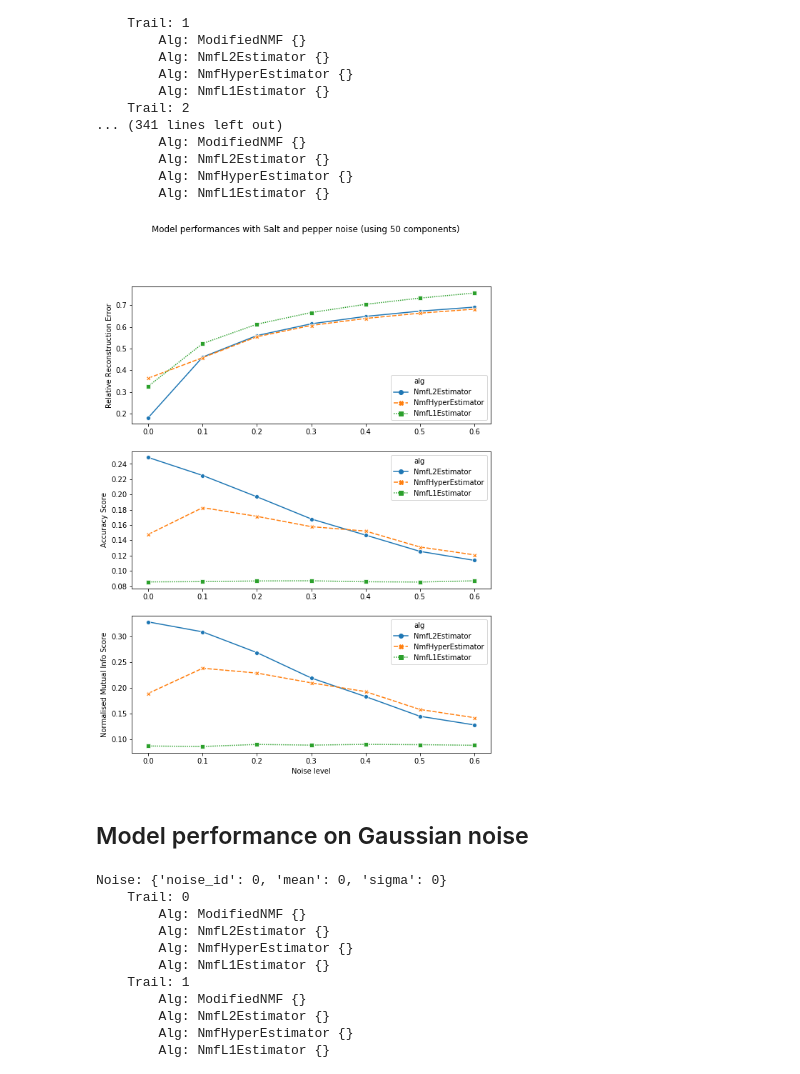
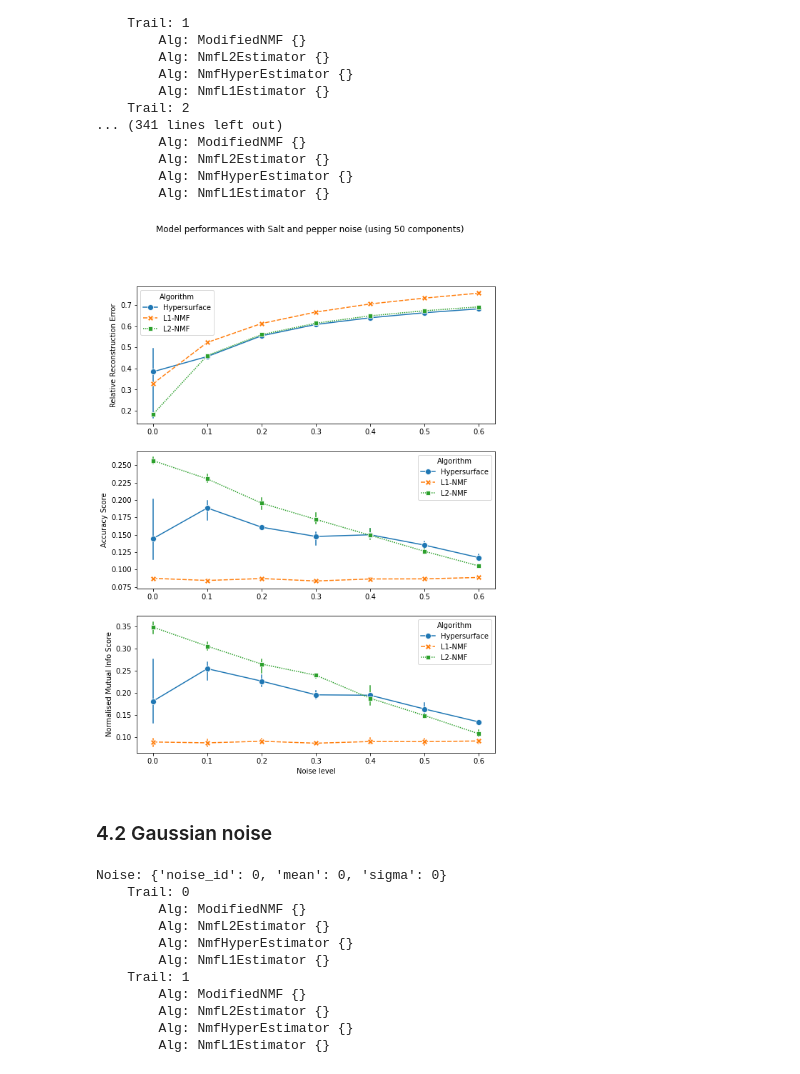
Before and after one commit to Dovermore/COMP5328NMF, a Jupyter notebook: src/assignment_CroppedYaleB.ipynb, the cells around one changed output. Drawn from its saved outputs; the diff is of its cells as text; code cells hidden in the pictures.

Commit message:
Final YaleB notebook and images

```diff
--- a/src/assignment_CroppedYaleB.ipynb
+++ b/src/assignment_CroppedYaleB.ipynb
@@ -352,82 +291,75 @@ evaluations_snp_grouped.to_csv(csv_path/'Performance_snp_scaled_90%.csv')
 evaluations_snp_grouped_idxreset = evaluations_snp_grouped.reset_index()
 # %%
 # Plotting RRE, Accuracy and NMI scores against different Salt & pepper noise levels for n_components=50
+evaluations_snp = evaluations_snp.sort_values('alg', axis=0)
+
 fig = plt.figure(figsize=[9, 12])
 
 ax = fig.add_subplot(311)
 sns.lineplot(
     x="p",
-    #y="rre_mean",
     y="rre",
     hue="alg",
-    #size="n_components",
     style="alg",
-    #data=evaluations_snp_grouped_idxreset.query("n_components == 50 and (alg=='NmfL2Estimator' or alg=='NmfHyperEstimator' or alg=='NmfL1Estimator')"),
-    data=evaluations_snp.query("n_components == 50 and (alg=='NmfL2Estimator' or alg=='NmfHyperEstimator' or alg=='NmfL1Estimator')"),
-    #ci=95,
-    ci=None,
+    data=evaluations_snp.query("alg=='NmfHyperEstimator' or alg=='NmfL1Estimator' or alg=='NmfL2Estimator'"),
+    estimator='mean',
+    ci=95,
     n_boot=1000,
     markers=True,
+    markersize=8,
     seed=None,
     sort=True,
-    err_style='band',
-    #legend='full',
+    err_style='bars',
 )
 ax.set_xlabel('')
 ax.set_ylabel("Relative Reconstruction Error")
-#ax.legend(title="Algorithm", loc="upper left", labels=['NMF (sklearn)','L2-NMF','Hypersurface'])
+ax.legend(title="Algorithm", loc="upper left", labels=['Hypersurface','L1-NMF','L2-NMF'])
 
 ax = fig.add_subplot(312)
 sns.lineplot(
     x="p",
-    #y="acc_mean",
     y="acc_score",
     hue="alg",
-    #size="n_components",
     style="alg",
-    #data=evaluations_snp_grouped_idxreset.query("n_components == 50 and (alg=='NmfL2Estimator' or alg=='NmfHyperEstimator' or alg=='NmfL1Estimator')"),
-    data=evaluations_snp.query("n_components == 50 and (alg=='NmfL2Estimator' or alg=='NmfHyperEstimator' or alg=='NmfL1Estimator')"),
-    #ci=95,
-    ci=None,
+    data=evaluations_snp.query("alg=='NmfHyperEstimator' or alg=='NmfL1Estimator' or alg=='NmfL2Estimator'"),
+    estimator='mean',
+    ci=95,
     n_boot=1000,
     markers=True,
+    markersize=8,
     seed=None,
     sort=True,
-    err_style='band',
-    legend='full',
+    err_style='bars',
 )
 ax.set_xlabel('')
 ax.set_ylabel("Accuracy Score")
-#ax.legend(title="Algorithm", loc="upper right", labels=['NMF (sklearn)','L2-NMF','Hypersurface'])
+ax.legend(title="Algorithm", loc="upper right", labels=['Hypersurface','L1-NMF','L2-NMF'])
 
 ax = fig.add_subplot(313)
 sns.lineplot(
     x="p",
-    #y="nmi_mean",
     y="nmi_score",
     hue="alg",
-    #size="n_components",
     style="alg",
-    #data=evaluations_snp_grouped_idxreset.query("n_components == 50 and (alg=='NmfL2Estimator' or alg=='NmfHyperEstimator' or alg=='NmfL1Estimator')"),
-    data=evaluations_snp.query("n_components == 50 and (alg=='NmfL2Estimator' or alg=='NmfHyperEstimator' or alg=='NmfL1Estimator')"),
-    #ci=95,
-    ci=None,
+    data=evaluations_snp.query("alg=='NmfHyperEstimator' or alg=='NmfL1Estimator' or alg=='NmfL2Estimator'"),
+    estimator='mean',
+    ci=95,
     markers=True,
+    markersize=8,
     n_boot=1000,
     seed=None,
     sort=True,
-    err_style='band',
-    legend='full',
+    err_style='bars',
 )
 ax.set_xlabel("Noise level")
 ax.set_ylabel("Normalised Mutual Info Score")
-#ax.legend(title="Algorithm", loc="upper right", labels=['NMF (sklearn)','L2-NMF','Hypersurface'])
+ax.legend(title="Algorithm", loc="upper right", labels=['Hypersurface','L1-NMF','L2-NMF'])
 plt.suptitle("Model performances with Salt and pepper noise (using 50 components)")
-plt.savefig(image_path/"snp_scaled_90%")
+plt.savefig("snp_scaled_90%")
 # %% [output]
-[figure, old version]
+[figure, new version]
 # %% [markdown]
-## Model performance on Gaussian noise
+### 4.2 Gaussian noise
 # %%
 # Gaussian noise
 noise_alg = Gaussian
```
Also changed, not shown: parts of 28 cells of this notebook, 2 other files.
